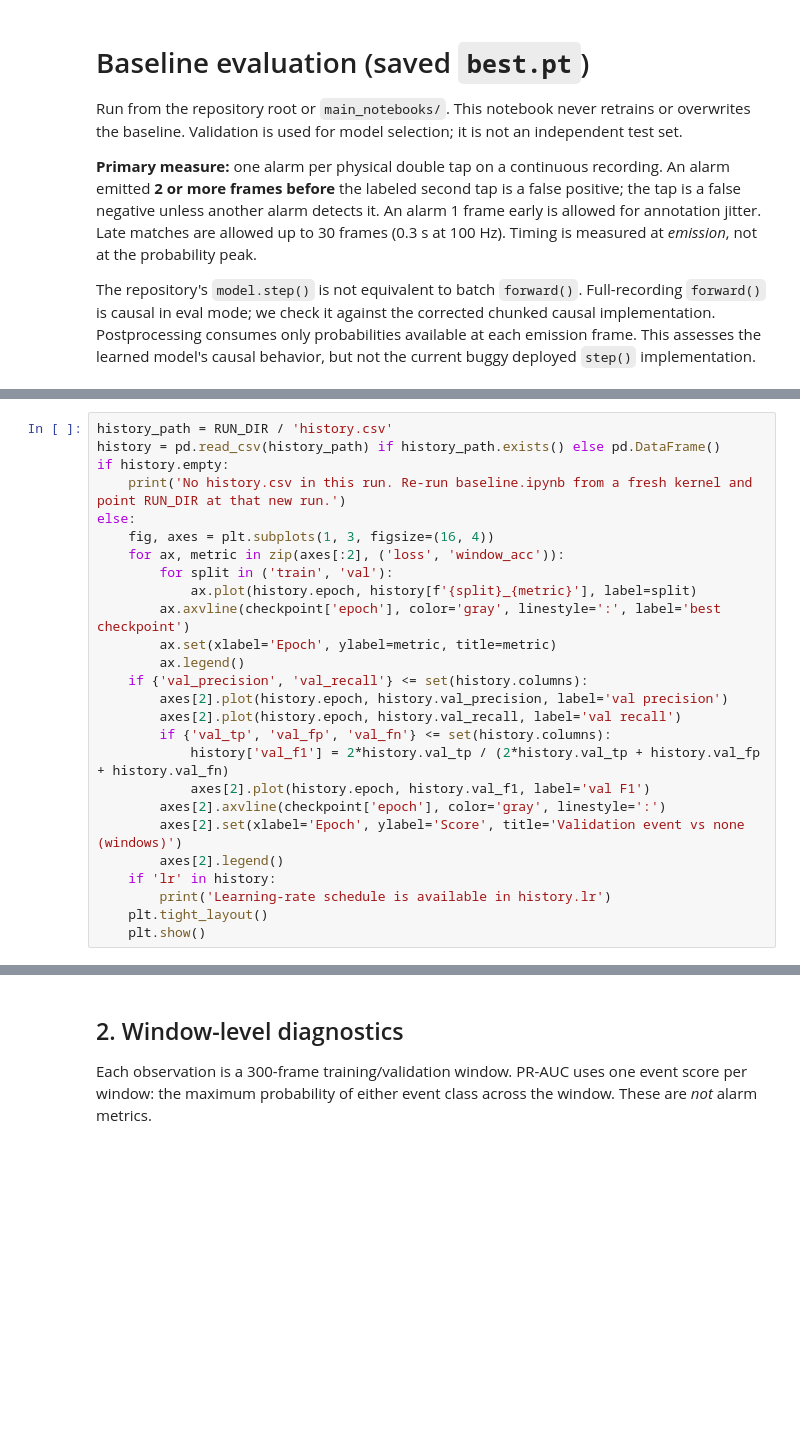
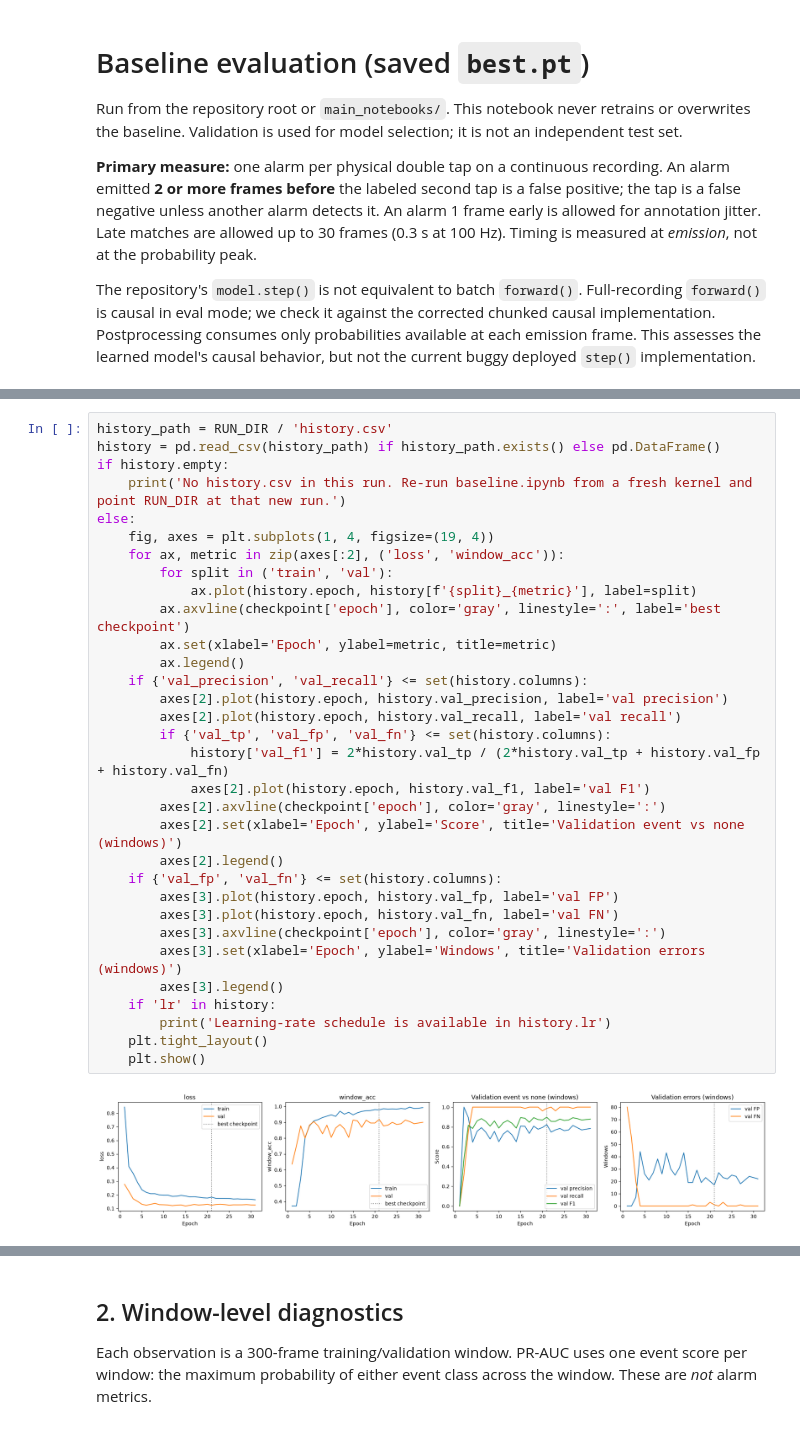
Before and after one commit to APROHACK124/TapRecognition, a Jupyter notebook: main_notebooks/baseline_evaluation.ipynb, the cells around one changed output, grey strips where cells are left out. Saved outputs shown, nothing was run; the diff lists cells and outputs as text; blank space fills up the shorter version.

```diff
--- a/main_notebooks/baseline_evaluation.ipynb
+++ b/main_notebooks/baseline_evaluation.ipynb
@@ -60,28 +63,36 @@ The training notebook must have completed a fresh run to write `history.csv`. Th
 # %%
 history_path = RUN_DIR / 'history.csv'
 history = pd.read_csv(history_path) if history_path.exists() else pd.DataFrame()
 if history.empty:
     print('No history.csv in this run. Re-run baseline.ipynb from a fresh kernel and point RUN_DIR at that new run.')
 else:
-    fig, axes = plt.subplots(1, 3, figsize=(16, 4))
+    fig, axes = plt.subplots(1, 4, figsize=(19, 4))
     for ax, metric in zip(axes[:2], ('loss', 'window_acc')):
         for split in ('train', 'val'):
             ax.plot(history.epoch, history[f'{split}_{metric}'], label=split)
         ax.axvline(checkpoint['epoch'], color='gray', linestyle=':', label='best checkpoint')
         ax.set(xlabel='Epoch', ylabel=metric, title=metric)
         ax.legend()
     if {'val_precision', 'val_recall'} <= set(history.columns):
         axes[2].plot(history.epoch, history.val_precision, label='val precision')
         axes[2].plot(history.epoch, history.val_recall, label='val recall')
         if {'val_tp', 'val_fp', 'val_fn'} <= set(history.columns):
             history['val_f1'] = 2*history.val_tp / (2*history.val_tp + history.val_fp + history.val_fn)
             axes[2].plot(history.epoch, history.val_f1, label='val F1')
         axes[2].axvline(checkpoint['epoch'], color='gray', linestyle=':')
         axes[2].set(xlabel='Epoch', ylabel='Score', title='Validation event vs none (windows)')
         axes[2].legend()
+    if {'val_fp', 'val_fn'} <= set(history.columns):
+        axes[3].plot(history.epoch, history.val_fp, label='val FP')
+        axes[3].plot(history.epoch, history.val_fn, label='val FN')
+        axes[3].axvline(checkpoint['epoch'], color='gray', linestyle=':')
+        axes[3].set(xlabel='Epoch', ylabel='Windows', title='Validation errors (windows)')
+        axes[3].legend()
     if 'lr' in history:
         print('Learning-rate schedule is available in history.lr')
     plt.tight_layout()
     plt.show()
+# %% [output]
+[figure, added]
 # %%
 history  # Filter by epoch; compare train_loss / val_loss and train_window_acc / val_window_acc.
```
Also changed, not shown: parts of 58 cells of this notebook, 10 other files.
